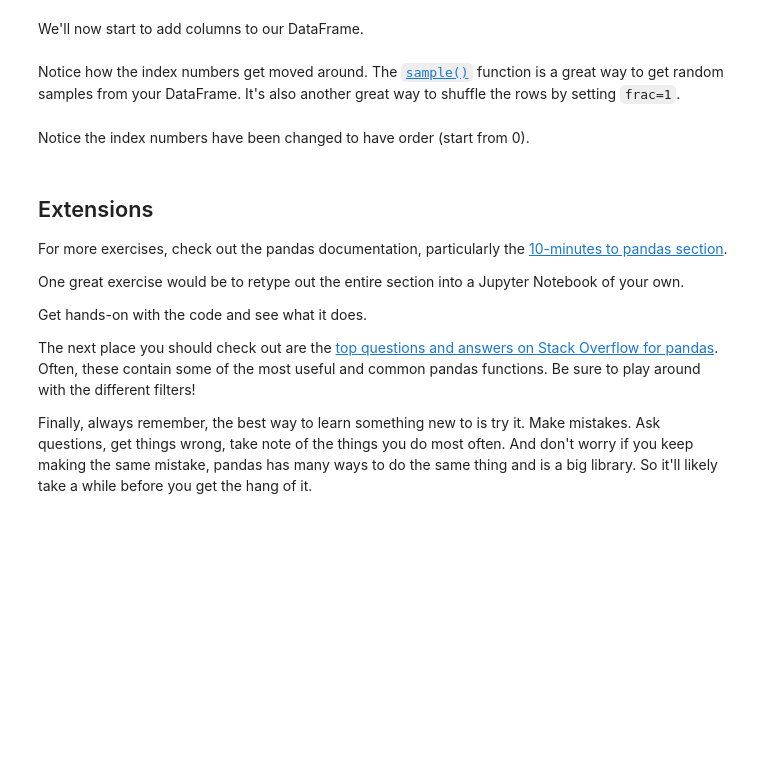
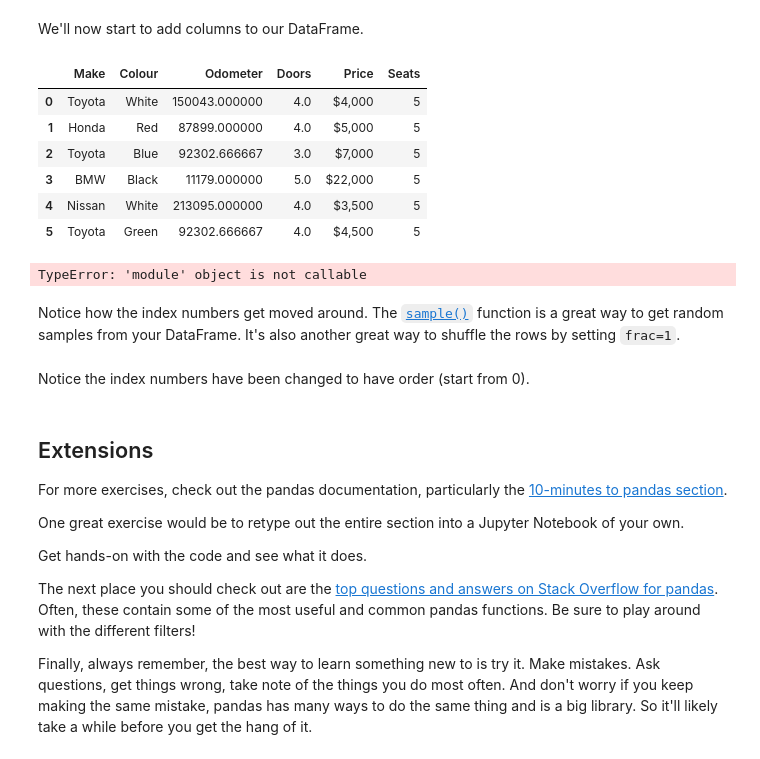
Before and after one commit to JinxSeven/ml-sandbox, a Jupyter notebook: pandas/pandas-exercises.ipynb, the cells around one changed output. Drawn from its saved outputs; the diff is of its cells as text; code cells hidden in the pictures; blank space fills up the shorter version.

```diff
--- a/pandas/pandas-exercises.ipynb
+++ b/pandas/pandas-exercises.ipynb
@@ -379,4 +393,5 @@ Let's try fill them.
 # %%
 # Remove the rest of the missing data inplace
+car_sales_md_df.dropna(inplace=True)
 # %%
 # Verify the missing values are removed by viewing the DataFrame
@@ -384,10 +408,24 @@ Let's try fill them.
 We'll now start to add columns to our DataFrame.
 # %%
 # Create a "Seats" column where every row has a value of 5
+car_sales_md_df['Seats'] = 5
+car_sales_md_df
+# %% [output]
+|  | Make | Colour | Odometer | Doors | Price | Seats |
+| 0 | Toyota | White | 150043.000000 | 4.0 | $4,000 | 5 |
+| 1 | Honda | Red | 87899.000000 | 4.0 | $5,000 | 5 |
+| 2 | Toyota | Blue | 92302.666667 | 3.0 | $7,000 | 5 |
+| 3 | BMW | Black | 11179.000000 | 5.0 | $22,000 | 5 |
+| 4 | Nissan | White | 213095.000000 | 4.0 | $3,500 | 5 |
+| 5 | Toyota | Green | 92302.666667 | 4.0 | $4,500 | 5 |
 # %%
 # Create a column called "Engine Size" with random values between 1.3 and 4.5
-# Remember: If you're doing it from a Python list, the list has to be the same length
-# as the DataFrame
+# Remember: If you're doing it from a Python list, the list has to be the same length as the DataFrame
+import numpy as np
+
+car_sales_md_df['Engine Size'] = np.random(1.3, 4.5)
+# %% [output]
+TypeError: 'module' object is not callable
 # %%
 # Create a column which represents the price of a car per kilometer
 # Then view the DataFrame
```
Also changed, not shown: parts of 5 cells of this notebook.
